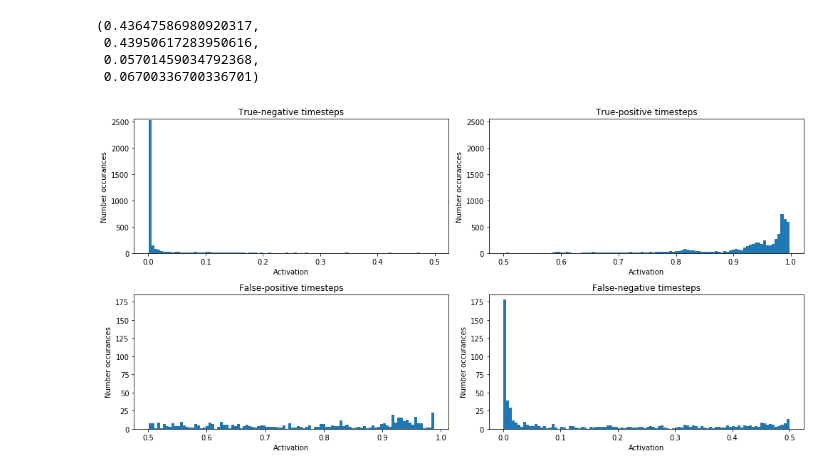
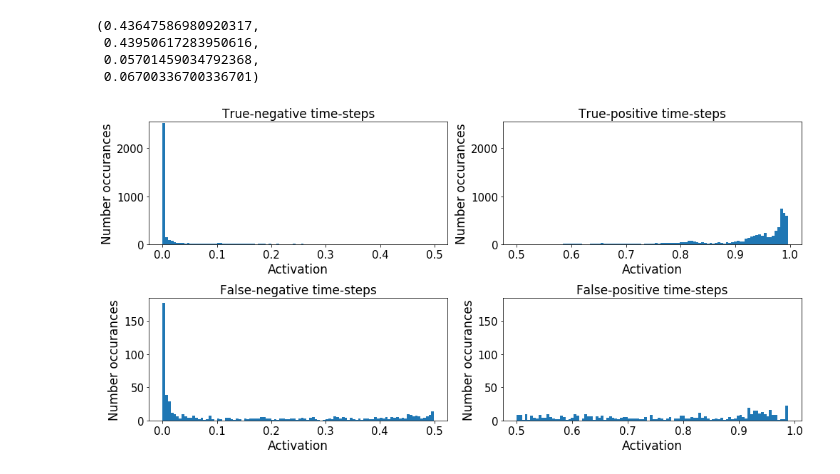
Before and after one commit to semapu/RNN_v8_muac_weather, a Jupyter notebook: Statistical_analysis_predictions.ipynb, the cells around one changed output. Saved outputs shown, nothing was run; the diff lists cells and outputs as text; code cells hidden in the pictures.

```diff
--- a/Statistical_analysis_predictions.ipynb
+++ b/Statistical_analysis_predictions.ipynb
@@ -311,41 +231,49 @@ len(predictions_flaten_FP)/total_timesteps, len(predictions_flaten_FN)/total_tim
 # %%
 from matplotlib.ticker import PercentFormatter
 
 # Define charactgeristics histogram
 n_bins = 100
 
 # Creating histogram
 fig, axs = plt.subplots(2, 2,
                         figsize =(14, 7),
                         tight_layout = True)
 
 axs[0,0].hist(predictions_flaten_TN, bins=n_bins)
-axs[0,0].set_ylabel('Number occurances')
-axs[0,0].set_xlabel('Activation')
-axs[0,0].set_title('True-negative timesteps')
+axs[0,0].set_ylabel('Number occurances', size=16+1)
+axs[0,0].set_xlabel('Activation', size=16+1)
+axs[0,0].set_title('True-negative time-steps', size=16+1)
 axs[0,0].set_ylim(0, 2550)
+axs[0,0].tick_params(axis="x", labelsize=14+1)
+axs[0,0].tick_params(axis="y", labelsize=14+1)
 
 axs[0,1].hist(predictions_flaten_TP, bins=n_bins)
-axs[0,1].set_ylabel('Number occurances')
-axs[0,1].set_xlabel('Activation')
-axs[0,1].set_title('True-positive timesteps')
+axs[0,1].set_ylabel('Number occurances', size=16+1)
+axs[0,1].set_xlabel('Activation', size=16+1)
+axs[0,1].set_title('True-positive time-steps', size=16+1)
 axs[0,1].set_ylim(0, 2550)
+axs[0,1].tick_params(axis="x", labelsize=14+1)
+axs[0,1].tick_params(axis="y", labelsize=14+1)
 
-axs[1,0].hist(predictions_flaten_FP, bins=n_bins)
-axs[1,0].set_ylabel('Number occurances')
-axs[1,0].set_xlabel('Activation')
-axs[1,0].set_title('False-positive timesteps')
+axs[1,0].hist(predictions_flaten_FN, bins=n_bins)
+axs[1,0].set_ylabel('Number occurances', size=16+1)
+axs[1,0].set_xlabel('Activation', size=16+1)
+axs[1,0].set_title('False-negative time-steps', size=16+1)
 axs[1,0].set_ylim(0, 185)
+axs[1,0].tick_params(axis="x", labelsize=14+1)
+axs[1,0].tick_params(axis="y", labelsize=14+1)
+
+axs[1,1].hist(predictions_flaten_FP, bins=n_bins)
+axs[1,1].set_ylabel('Number occurances', size=16+1)
+axs[1,1].set_xlabel('Activation', size=16+1)
+axs[1,1].set_title('False-positive time-steps', size=16+1)
+axs[1,1].set_ylim(0, 185)
+axs[1,1].tick_params(axis="x", labelsize=14+1)
+axs[1,1].tick_params(axis="y", labelsize=14+1)
 
 
-axs[1,1].hist(predictions_flaten_FN, bins=n_bins)
-axs[1,1].set_ylabel('Number occurances')
-axs[1,1].set_xlabel('Activation')
-axs[1,1].set_title('False-negative timesteps')
-axs[1,1].set_ylim(0, 185)
 
 # Show plot
-# plt.yticks(np.arange(0, 1, 0.05))
 plt.show()
 # %% [output]
-[figure, old version]
+[figure, new version]
```
Also changed, not shown: parts of 4 cells of this notebook, 1 other file.
